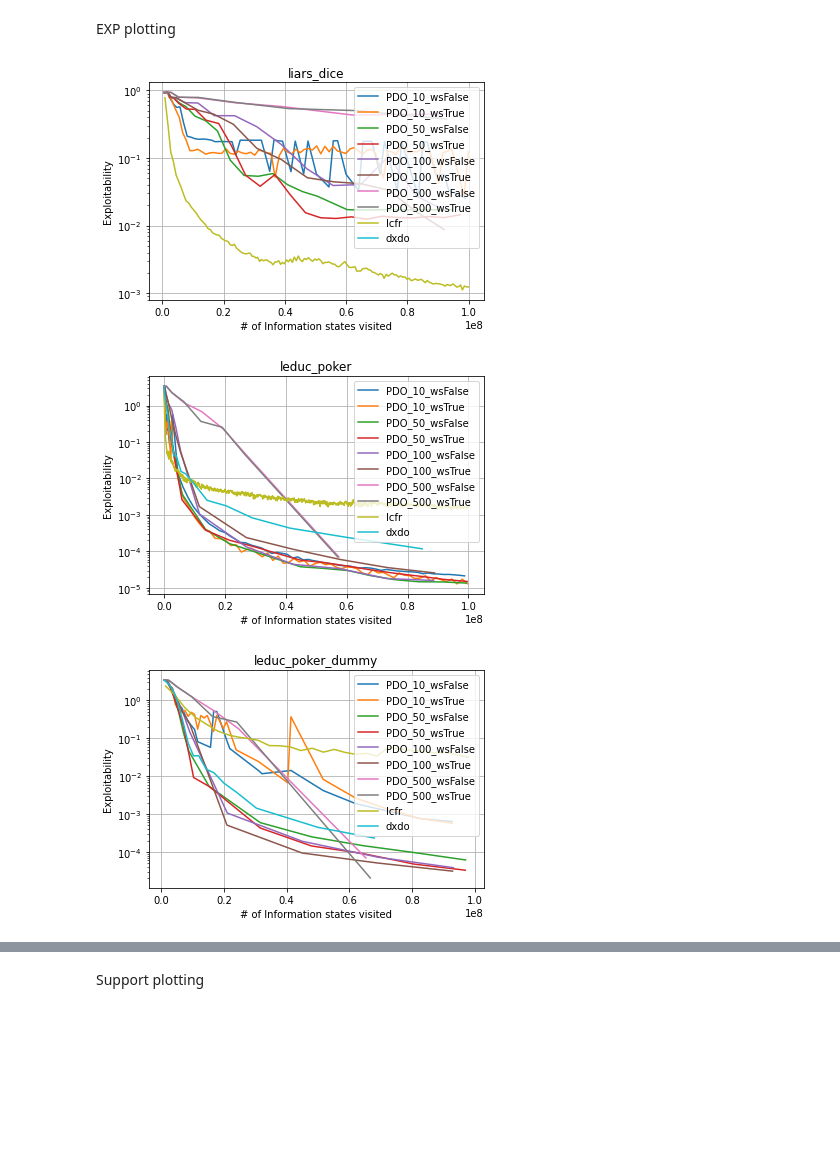
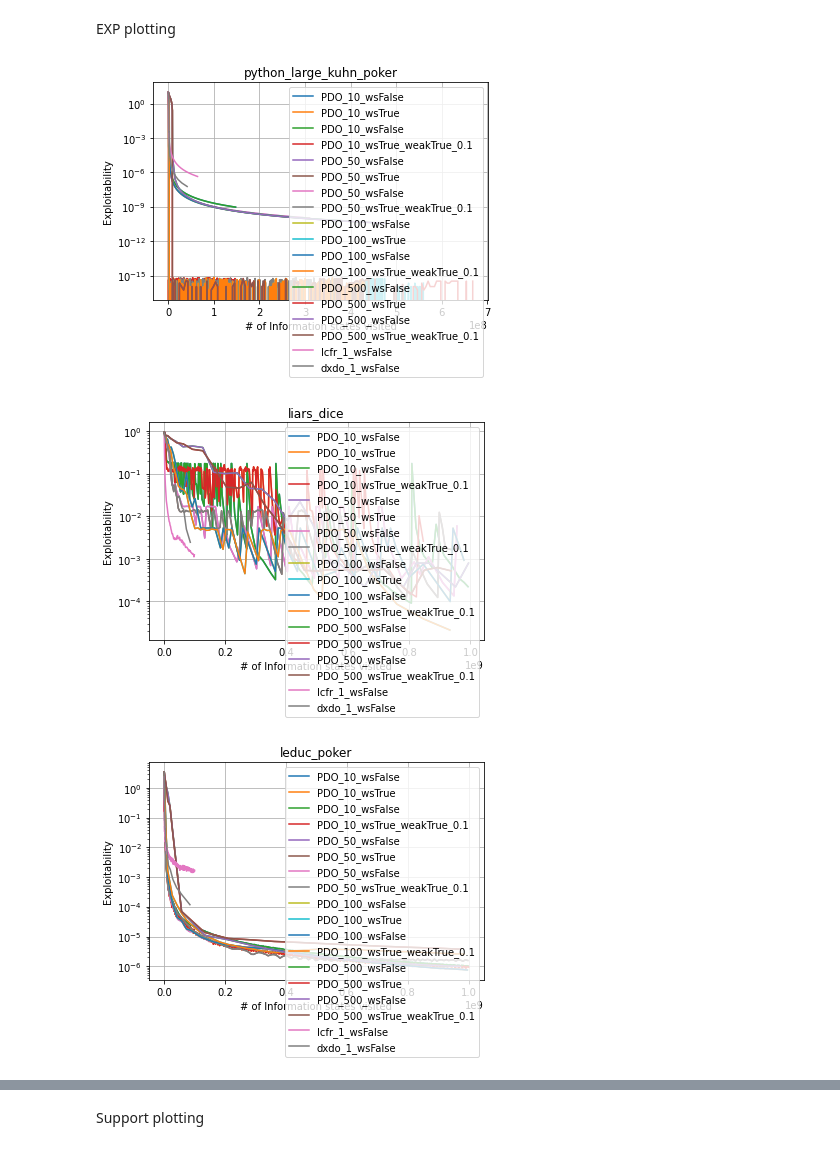
Before and after one commit to xiaohangt/RMDO, a Jupyter notebook: plot_all.ipynb, the cells around one changed output, grey strips where cells are left out. Cells and saved outputs as stored; diff of their text form; code cells hidden in the pictures; blank space fills up the shorter version.

Commit message:
update weak warm start

```diff
--- a/plot_all.ipynb
+++ b/plot_all.ipynb
@@ -107,31 +40,41 @@ EXP plotting
 # %%
 # Example usage:
 num_seeds = 100  # Replace with the actual number of seeds
 env_name = "your_env_name"  # Replace with your environment name
 algorithm_name = "your_algorithm_name"  # Replace with your algorithm name
 num_iteration = 1000  # Replace with the number of iterations
 is_warm_start = True  # Replace with True or False as needed
 
 
-for env_name in ["liars_dice", "leduc_poker", "leduc_poker_dummy", "oshi_zumo", "kuhn_poker"]:
+for env_name in ["python_large_kuhn_poker", "liars_dice", "leduc_poker", "leduc_poker_dummy", "kuhn_poker", "oshi_zumo"]:
     plt.cla()
     for algorithm_name in ["PDO"]:
         for num_iteration in [10, 50, 100, 500]:
-            plot_curves_exact(env_name, algorithm_name, num_iteration, is_warm_start=False)
-            plot_curves_exact(env_name, algorithm_name, num_iteration, is_warm_start=True)
+            for weak_warm_start in ["", "_weakTrue_0.1"]:
+                plot_curves_exact(env_name,
+                                  algorithm_name,
+                                  num_iteration,
+                                  is_warm_start=False,
+                                  max_x=1e9)
+                plot_curves_exact(env_name,
+                                  algorithm_name,
+                                  num_iteration,
+                                  is_warm_start=True,
+                                  weak_warm_start=weak_warm_start,
+                                  max_x=1e9)
 #             get_support(env_name, algorithm_name, num_iteration, is_warm_start=False)
 
-    plot_baselines(env_name, "lcfr")
-    plot_baselines(env_name, "dxdo")
+    plot_curves_exact(env_name, "lcfr", base=True)
+    plot_curves_exact(env_name, "dxdo", base=True)
 
     plt.yscale("log")
     plt.xlabel('# of Information states visited')
     plt.ylabel('Exploitability')
     plt.title(f'{env_name}')
     plt.legend()
     plt.grid(True)
     plt.show()
 # %% [output]
-[figure, old version]
+[figure, new version]
-[figure, old version]
+[figure, new version]
-[figure, old version]
+[figure, new version]
```
Also changed, not shown: parts of 11 cells of this notebook, 6 other files.
